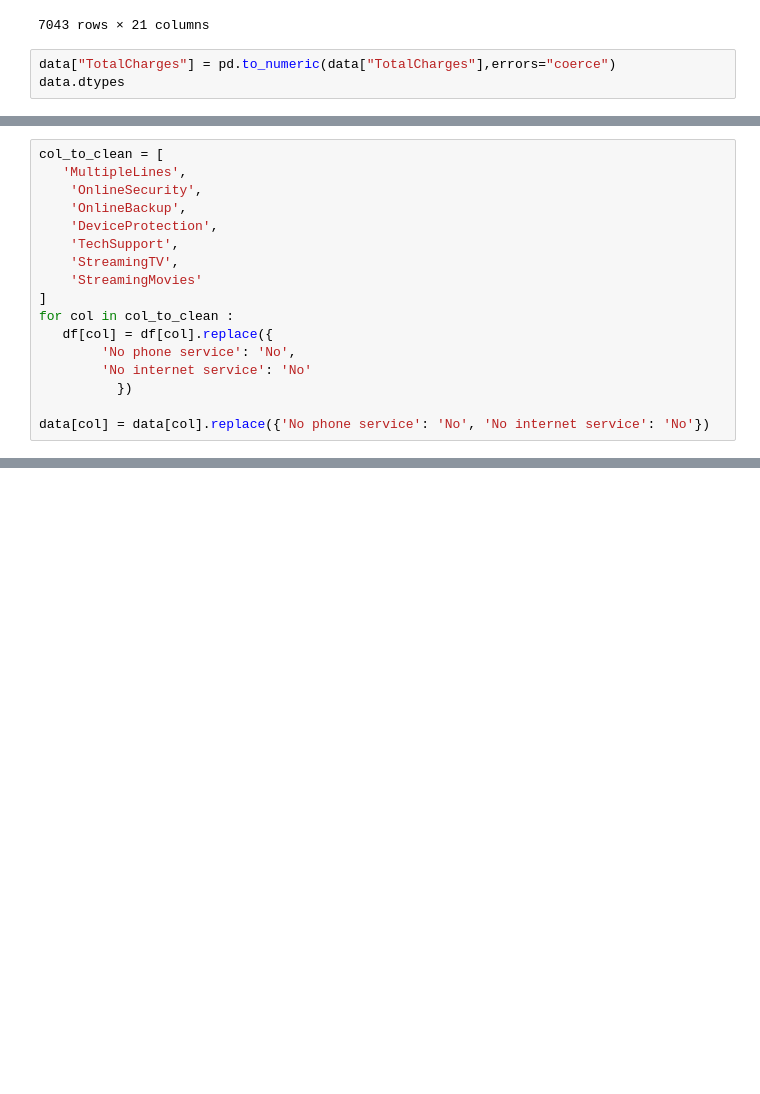
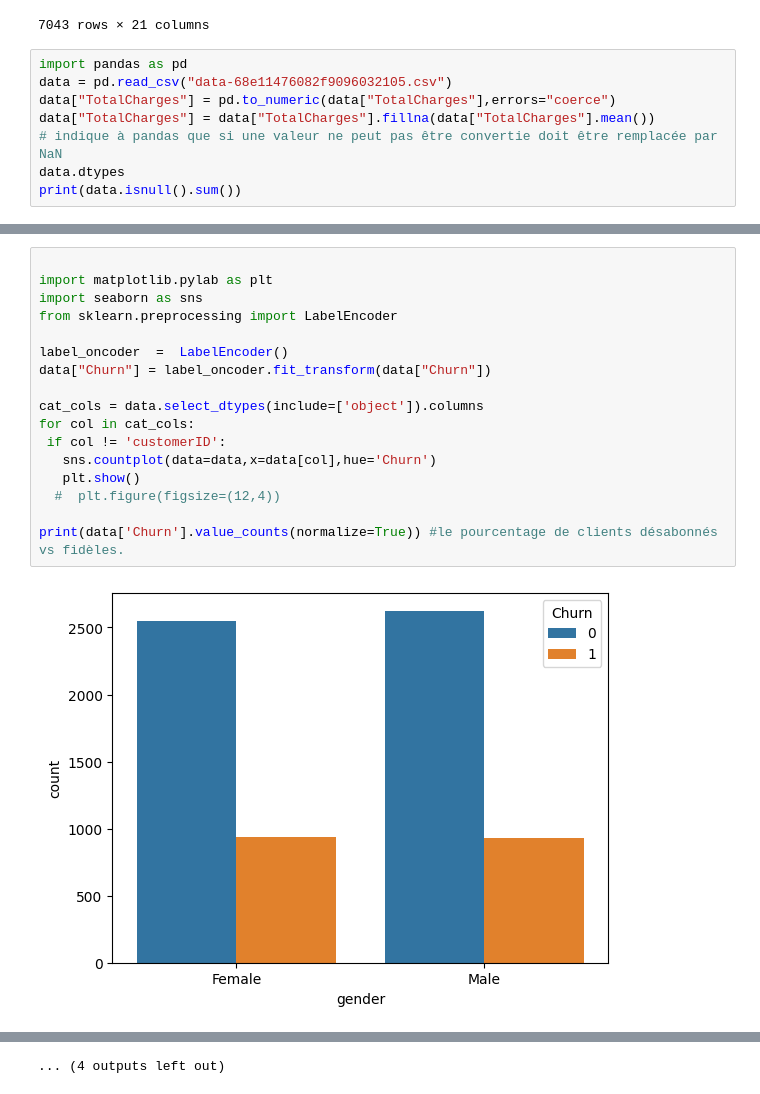
Before and after one commit to KarimaChami/Projet-Data-Science, a Jupyter notebook: Analyse.ipynb, the cells around one changed output, grey strips where cells are left out. Drawn from its saved outputs; the diff is of its cells as text; blank space fills up the shorter version.

```diff
--- a/Analyse.ipynb
+++ b/Analyse.ipynb
@@ -101,6 +100,11 @@ data.drop_duplicates()
 | 7042 | 3186-AJIEK | Male | 0 | No | No | 66 | Yes | No | ... |
 7043 rows × 21 columns
 # %%
+import pandas as pd
+data = pd.read_csv("data-68e11476082f9096032105.csv")
 data["TotalCharges"] = pd.to_numeric(data["TotalCharges"],errors="coerce")
+data["TotalCharges"] = data["TotalCharges"].fillna(data["TotalCharges"].mean())
+# indique à pandas que si une valeur ne peut pas être convertie doit être remplacée par NaN
 data.dtypes
+print(data.isnull().sum())
 # %% [output]
@@ -126,20 +130,22 @@ df = data.dropna(subset=['TotalCharges']) # Supprimer les lignes avec valeurs ma
 print(data.shape)
 # %% [output]
 (7043, 21)
-# %%
-col_to_clean = [
-   'MultipleLines',
-    'OnlineSecurity',
-    'OnlineBackup',
-    'DeviceProtection',
-    'TechSupport',
-    'StreamingTV',
-    'StreamingMovies'
-]
-for col in col_to_clean :
-   df[col] = df[col].replace({
-        'No phone service': 'No',
-        'No internet service': 'No'
-          })
-
-data[col] = data[col].replace({'No phone service': 'No', 'No internet service': 'No'})
+# %%
+
+import matplotlib.pylab as plt
+import seaborn as sns
+from sklearn.preprocessing import LabelEncoder
+
+label_oncoder  =  LabelEncoder()
+data["Churn"] = label_oncoder.fit_transform(data["Churn"])
+
+cat_cols = data.select_dtypes(include=['object']).columns
+for col in cat_cols:
+ if col != 'customerID':
+   sns.countplot(data=data,x=data[col],hue='Churn')
+   plt.show()
+  #  plt.figure(figsize=(12,4))
+
+print(data['Churn'].value_counts(normalize=True)) #le pourcentage de clients désabonnés vs fidèles.
+# %% [output]
+[figure, added]
@@ -145,0 +163 @@ data[col] = data[col].replace({'No phone service': 'No', 'No internet service':
+... (4 outputs left out)
```
Also changed, not shown: parts of 7 cells of this notebook, 5 other files.
